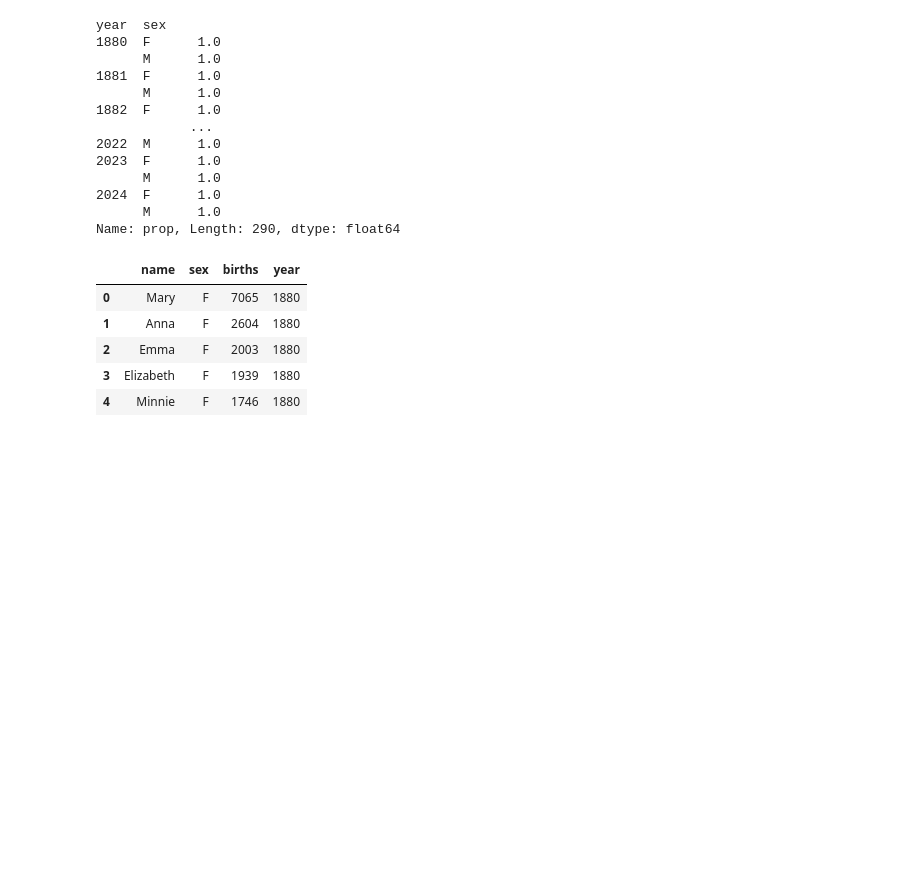
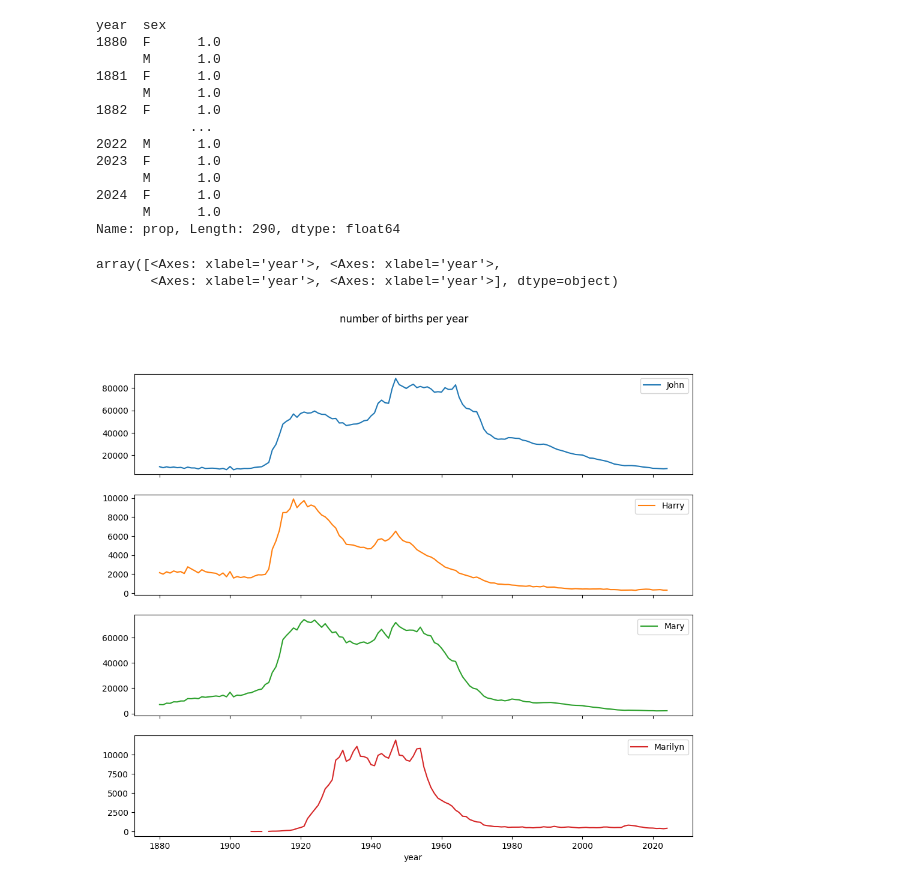
Before and after one commit to uzzinni/soldesk-learning, a Jupyter notebook: jupyter/Untitled34.ipynb, the cells around one changed output. Drawn from its saved outputs; the diff is of its cells as text; code cells hidden in the pictures; blank space fills up the shorter version.

```diff
--- a/jupyter/Untitled34.ipynb
+++ b/jupyter/Untitled34.ipynb
@@ -50,8 +50,8 @@ def add_prop(group):
     group['prop'] = group['births'] / group['births'].sum()
     return group
 
-grouped = names.groupby(['year','sex'], group_keys=False).apply(add_prop)
-grouped.groupby(['year', 'sex'])['prop'].sum()
+names = names.groupby(['year','sex'], group_keys=False).apply(add_prop)
+names.groupby(['year','sex'])['prop'].sum()
 # %% [output]
 year  sex
 1880  F      1.0
@@ -72,14 +72,22 @@ Name: prop, Length: 290, dtype: float64
 def get_top1000(group):
     return group.sort_values('births', ascending=False)[:1000]
 
-grouped = names.groupby(['year', 'sex'])
+grouped = names.groupby(['year','sex'])
 top1000 = grouped.apply(get_top1000)
 top1000 = top1000.reset_index(drop=True)
-top1000.head()
-# %% [output]
-|  | name | sex | births | year |
-| 0 | Mary | F | 7065 | 1880 |
-| 1 | Anna | F | 2604 | 1880 |
-| 2 | Emma | F | 2003 | 1880 |
-| 3 | Elizabeth | F | 1939 | 1880 |
-| 4 | Minnie | F | 1746 | 1880 |
+# %%
+# 2025-05-26
+# 데이터 분석을 위한 텍스트 마이닝 구축 실습 (~6/16)
+# 582 13.31 - 이름 유행 분석
+
+boys = top1000[top1000['sex'] == 'M']
+girls = top1000[top1000['sex'] == 'F']
+total_births = top1000.pivot_table('births', index='year', columns='name', aggfunc=sum)
+# %%
+# total_births
+subset = total_births[['John','Harry','Mary','Marilyn']]
+subset.plot(subplots=True, figsize=(12,10), title='number of births per year')
+# %% [output]
+array([<Axes: xlabel='year'>, <Axes: xlabel='year'>,
+       <Axes: xlabel='year'>, <Axes: xlabel='year'>], dtype=object)
+[figure, added]
```
Also changed, not shown: parts of 2 cells of this notebook, 3 other files.
